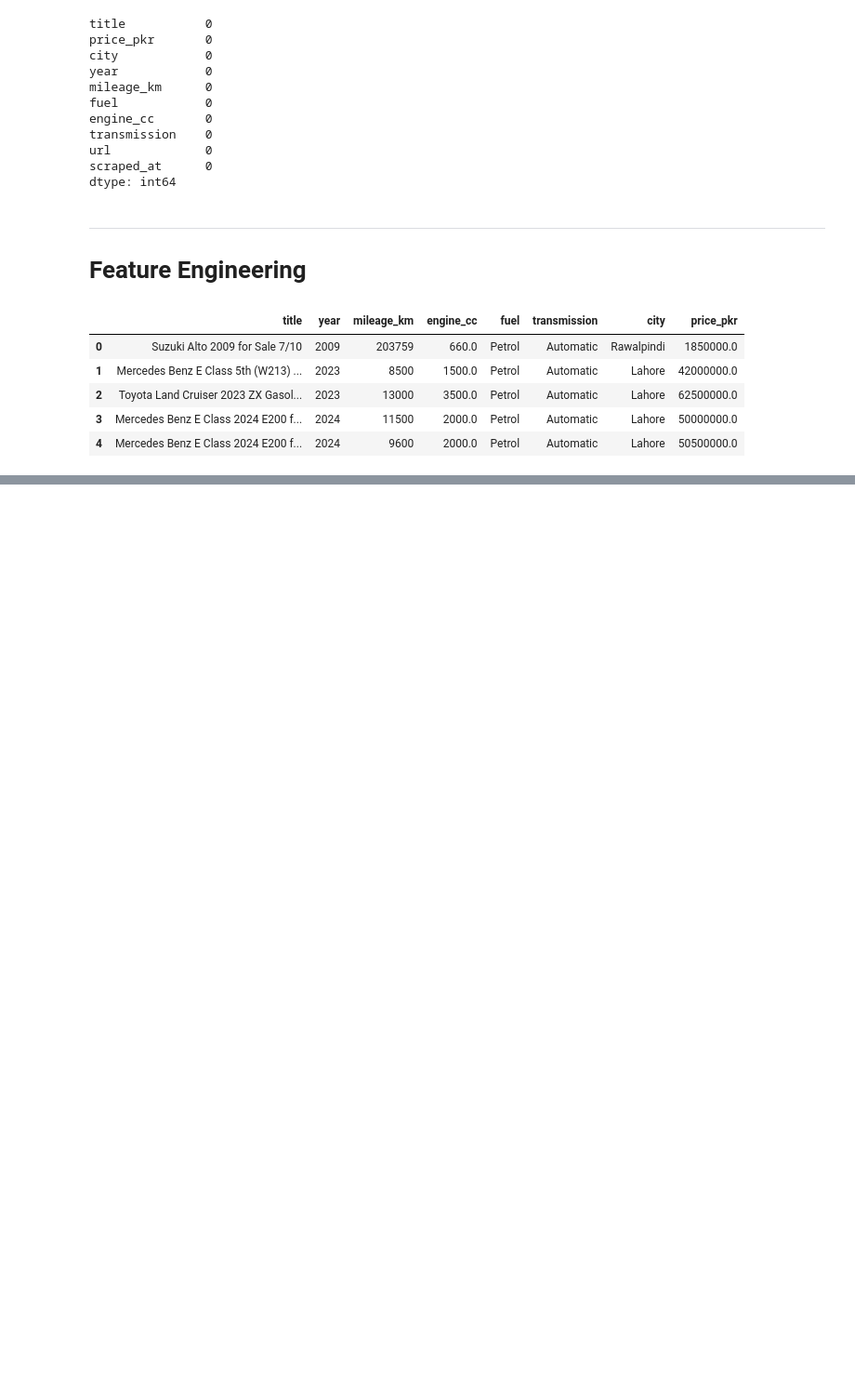
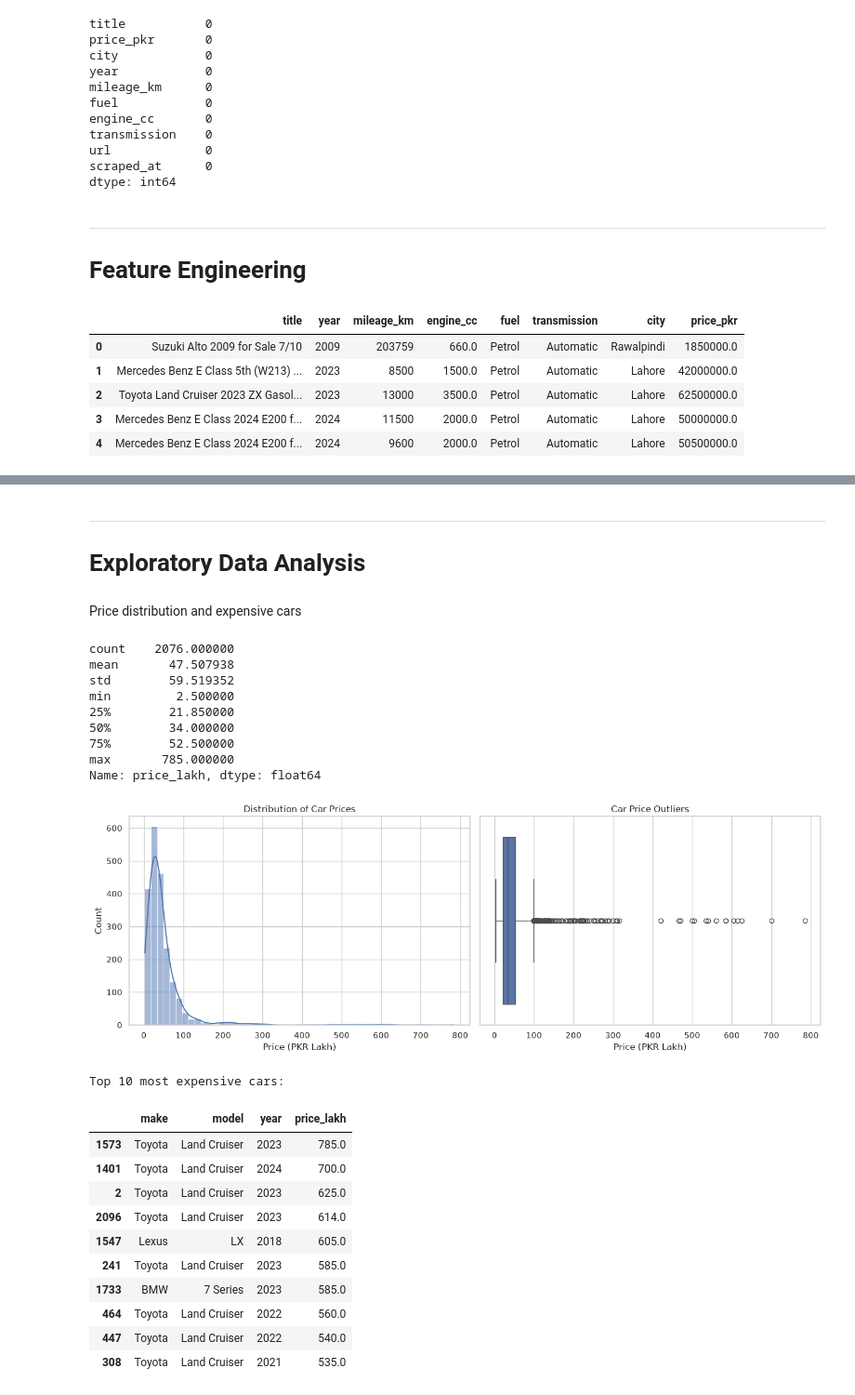
Before and after one commit to RealHaroon/Artificial-Intelligence-Labs, a Jupyter notebook: Machine Learning/Used Car Price Predictor/notebook/UsedCarPricePredictor.ipynb, the cells around one changed output, grey strips where cells are left out. Shown at 93% size. Cells and saved outputs as stored; diff of their text form; code cells hidden in the pictures; blank space fills up the shorter version.

```diff
--- a/Machine Learning/Used Car Price Predictor/notebook/UsedCarPricePredictor.ipynb
+++ b/Machine Learning/Used Car Price Predictor/notebook/UsedCarPricePredictor.ipynb
@@ -102,0 +375,2 @@ df.head()
+# %%
+df["car_age"] = 2026 - df["year"]
@@ -102,0 +535,67 @@ df.head()
+# %% [markdown]
+---
+# **Exploratory Data Analysis**
+# %% [markdown]
+Price distribution and expensive cars
+# %%
+
+
+
+sns.set_theme(style="whitegrid")
+
+# Convert PKR to lakh for easier visualization
+df["price_lakh"] = df["price_pkr"] / 100_000
+
+print(df["price_lakh"].describe())
+
+fig, axes = plt.subplots(1, 2, figsize=(14, 5))
+
+sns.histplot(
+    df["price_lakh"],
+    bins=50,
+    kde=True,
+    ax=axes[0]
+)
+axes[0].set_title("Distribution of Car Prices")
+axes[0].set_xlabel("Price (PKR Lakh)")
+
+sns.boxplot(
+    x=df["price_lakh"],
+    ax=axes[1]
+)
+axes[1].set_title("Car Price Outliers")
+axes[1].set_xlabel("Price (PKR Lakh)")
+
+plt.tight_layout()
+plt.show()
+
+# Top 10 most expensive cars
+print("\nTop 10 most expensive cars:")
+display(
+    df.nlargest(10, "price_pkr")[
+        ["make", "model", "year", "price_lakh"]
+    ]
+)
+# %% [output]
+count    2076.000000
+mean       47.507938
+std        59.519352
+min         2.500000
+25%        21.850000
+50%        34.000000
+75%        52.500000
+max       785.000000
+Name: price_lakh, dtype: float64
+[figure, added]
+Top 10 most expensive cars:
+|  | make | model | year | price_lakh |
+| 1573 | Toyota | Land Cruiser | 2023 | 785.0 |
+| 1401 | Toyota | Land Cruiser | 2024 | 700.0 |
+| 2 | Toyota | Land Cruiser | 2023 | 625.0 |
+| 2096 | Toyota | Land Cruiser | 2023 | 614.0 |
+| 1547 | Lexus | LX | 2018 | 605.0 |
+| 241 | Toyota | Land Cruiser | 2023 | 585.0 |
+| 1733 | BMW | 7 Series | 2023 | 585.0 |
+| 464 | Toyota | Land Cruiser | 2022 | 560.0 |
+| 447 | Toyota | Land Cruiser | 2022 | 540.0 |
+| 308 | Toyota | Land Cruiser | 2021 | 535.0 |
```
Also changed, not shown: parts of 29 cells of this notebook, 4 other files.
